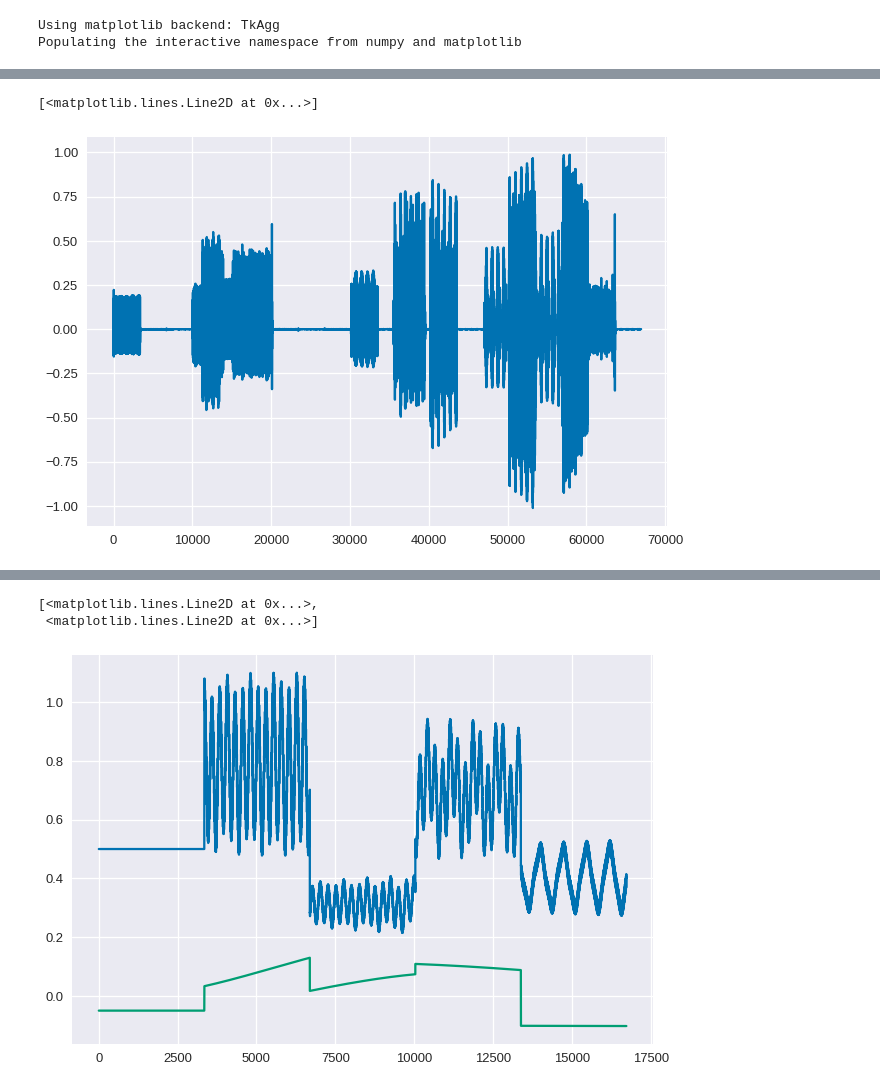
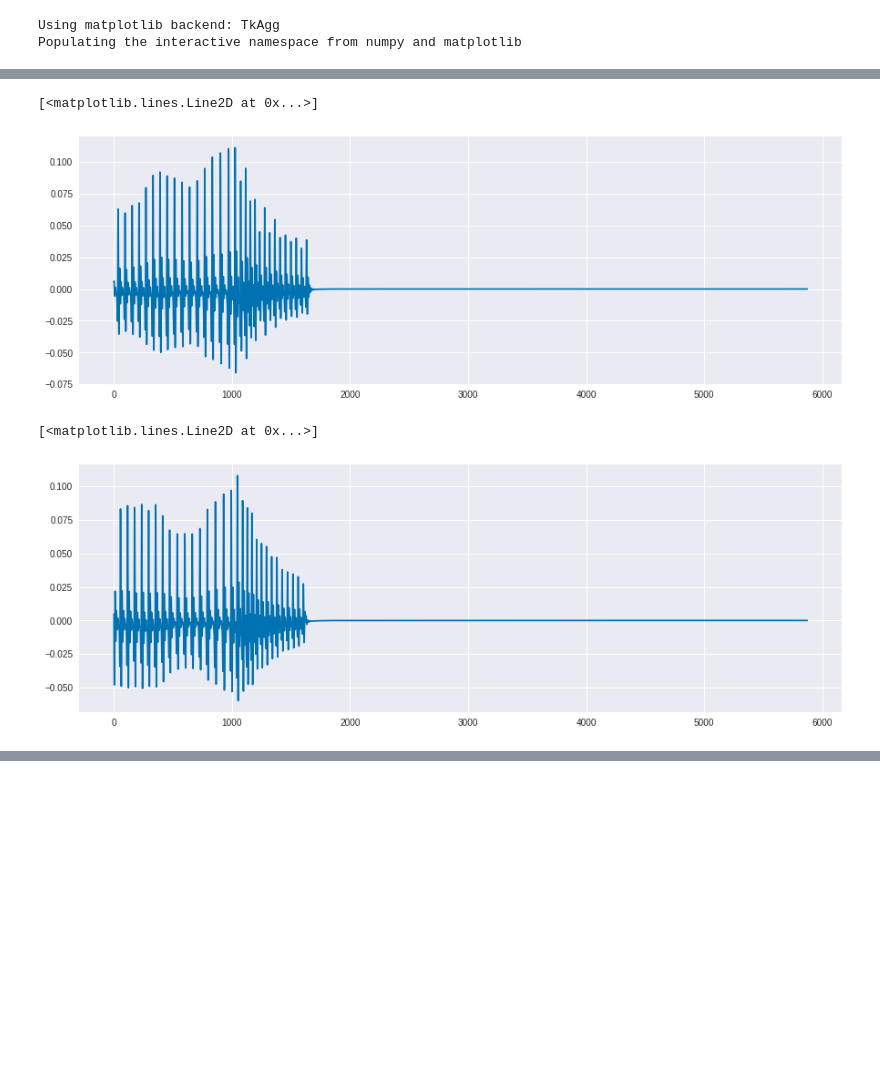
Before and after one commit to PaulEcoffet/birdsonglearningmodel, a Jupyter notebook: analysis/comparison_padded_full_song.ipynb, the cells around one changed output, grey strips where cells are left out. Cells and saved outputs as stored; diff of their text form; code cells hidden in the pictures; blank space fills up the shorter version.

```diff
--- a/analysis/comparison_padded_full_song.ipynb
+++ b/analysis/comparison_padded_full_song.ipynb
@@ -121,5 +35,7 @@ plt.plot(sm0.gen_alphabeta())
-# %%
-plt.plot(sm0.gen_sound())
-# %% [output]
-[<matplotlib.lines.Line2D at 0x...>]
-[figure, removed]
+# %%
+ab = np.loadtxt('../data/ba_example_ab.dat')
+# %%
+synth_whole = synthesize(ab, fixed_normalize=True)
+# %%
+beg = 19025
+end = 25000
@@ -126 +44,13 @@ plt.plot(sm0.gen_sound())
+# %%
+plt.figure(figsize=(15, 5))
+plt.plot(synth_whole[beg+100:end])
+# %% [output]
+[<matplotlib.lines.Line2D at 0x...>]
+[figure, added]
+# %%
+plt.figure(figsize=(15, 5))
+plt.plot(synth_part[100:])
+# %% [output]
+[<matplotlib.lines.Line2D at 0x...>]
+[figure, added]
 # %%
@@ -128,9 +58,2 @@ Audio(sm0.gen_sound(), rate=44100)
 # %% [output]
 [interactive output not drawn]
-# %%
-plt.plot(
-        sm0.gen_alphabeta(range(5, 10)))
-# %% [output]
-[<matplotlib.lines.Line2D at 0x...>,
- <matplotlib.lines.Line2D at 0x...>]
-[figure, removed]
```
Also changed, not shown: parts of 32 cells of this notebook, 2 other files.
